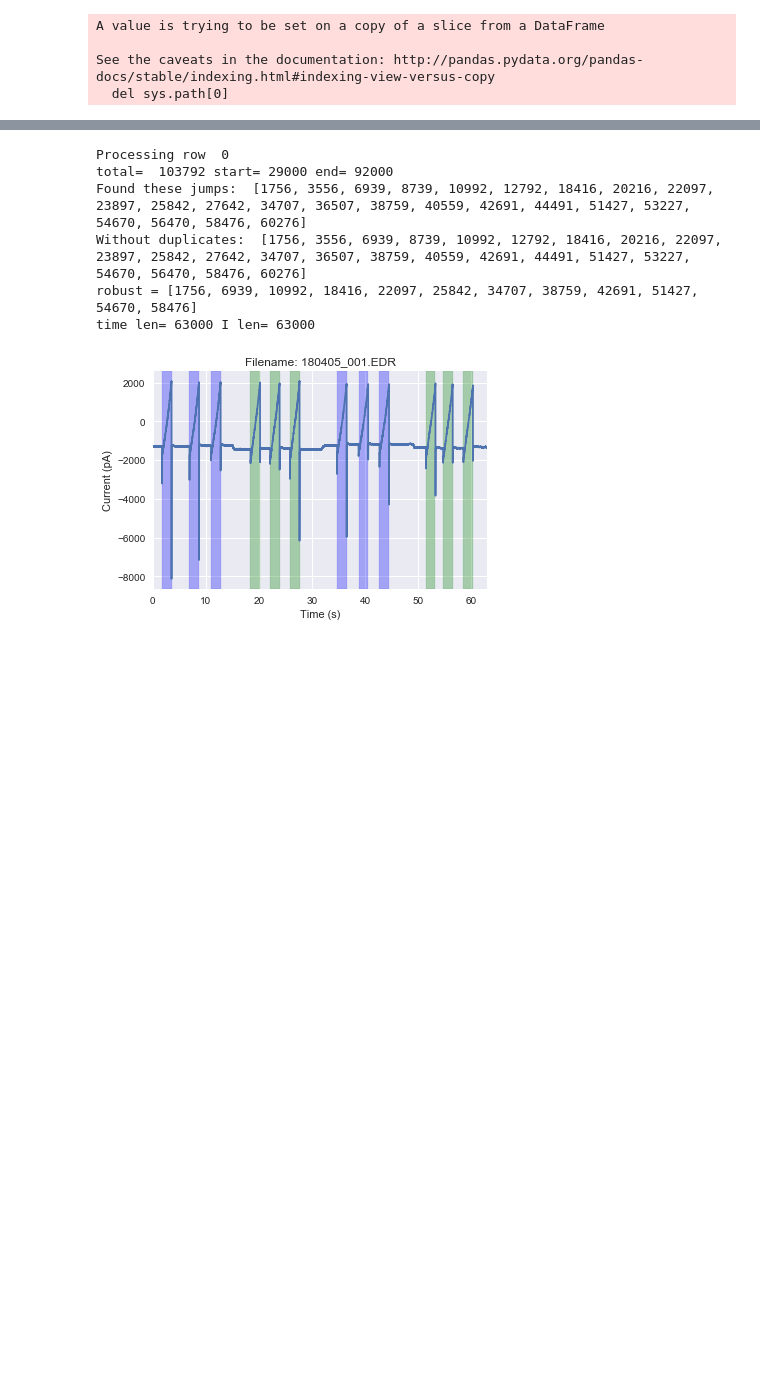
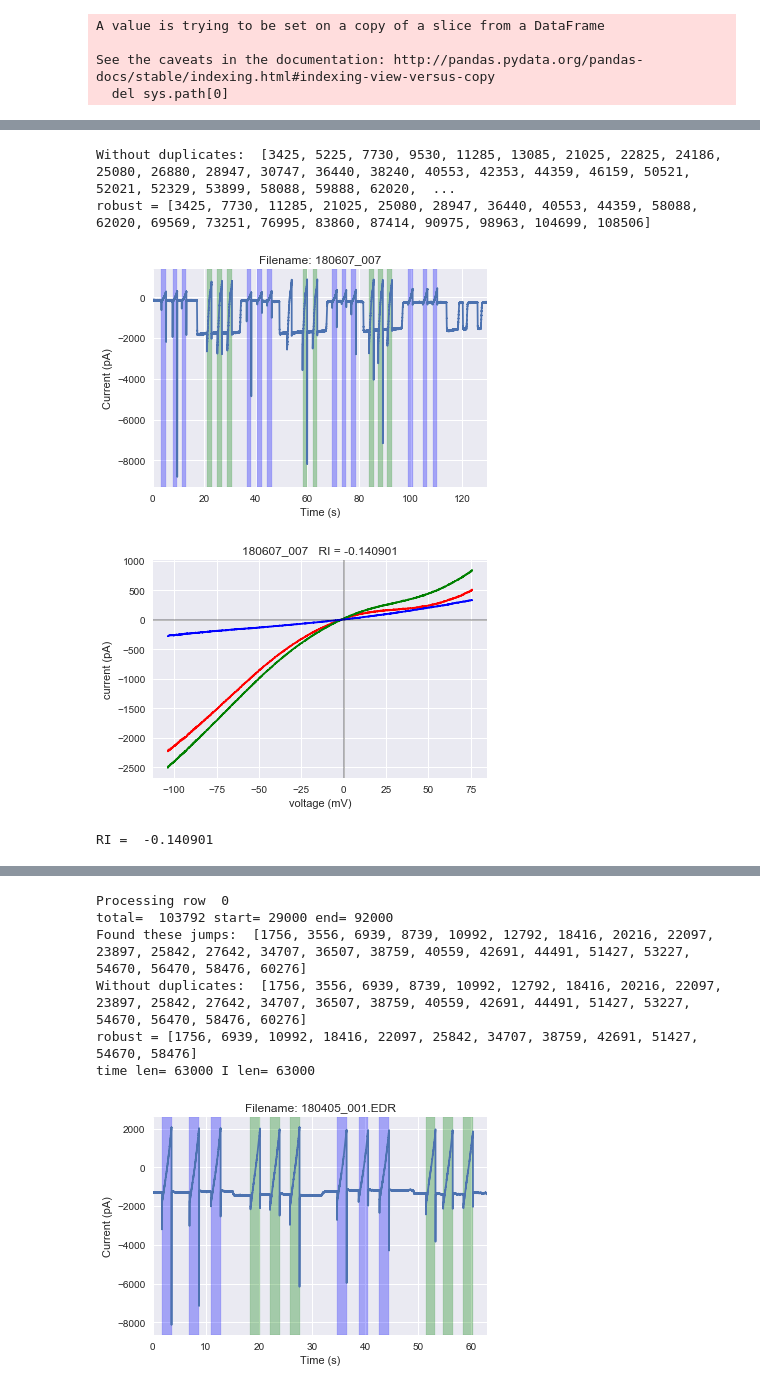
Before and after one commit to KullmannLab/AMPA_Synaptopathies, a Jupyter notebook: AMPAtraceProcessing_May9.ipynb, the cells around one changed output, grey strips where cells are left out. Cells and saved outputs as stored; diff of their text form; code cells hidden in the pictures; blank space fills up the shorter version.

Commit message:
Class Cell replaced by function. Made single cell processing track. Added function to output c-ramp and d_ramp data as csv for further processing

```diff
--- a/AMPAtraceProcessing_May9.ipynb
+++ b/AMPAtraceProcessing_May9.ipynb
@@ -16,7 +16,7 @@ mpl.rcParams['pdf.fonttype'] = 42
 
 ramps_df = pd.read_excel('C://Users//cdixon//Documents//DataSynaptopathies//20180410_AMPA_RampDetails.xlsx')
 ramps_df.dropna(how='all', inplace=True)
-summary_df = pd.read_excel('C://Users//cdixon//Documents//DataSynaptopathies//2017Electrophysiology/825RigBackup/GluR2_KA_summary100418.xlsx',
+summary_df = pd.read_excel('C://Users//cdixon//Documents//DataSynaptopathies//2017Electrophysiology/825RigBackup/GluR2_KA_summary060518.xlsx',
                               sheetname='Gria1')
 summary_df['Record'] = summary_df['Record'].astype(str)
 summary_df['Date'] = summary_df['Date'].astype(str)
@@ -28,8 +28,10 @@ def make_filenames(summary=summary_df, ramps_df=ramps_df):
 
 make_filenames()
 ramps_df = pd.merge(ramps_df, summary_df[['Mutant', 'File']], how='inner', on='File')
-ramps_df.sort_values('Mutant', inplace=True) # Do this for graphing
+# ramps_df.sort_values('Mutant', inplace=True) # Do this for graphing
 ramps_df.reset_index(drop=True, inplace=True)
+
+# Note: ramps threshold here refers to classifying a ramp as control or drug, not identifying ramps
 # %% [output]
 A value is trying to be set on a copy of a slice from a DataFrame
 
@@ -73,0 +95,41 @@ class Cell:
+# %%
+# Task list:
+
+
+
+
+def process_cell(I, time, drug_threshold, filename):
+    '''Suitable for individual or batch processing of ramp files'''
+    jumps = find_jumps(data=I) #allow default jump threshold to be 50. Not the same as drug threshold
+    ramp_starts = ramp_start_robust(jumps)
+    print('robust =', ramp_starts)
+
+    c_ramp_starts, d_ramp_starts = control_or_drug(I, drug_threshold, ramp_starts)
+    # print ('time len=', len(time), 'I len=', len(I))
+    plot_trace(time, I, filename, c_ramp_starts, d_ramp_starts)
+    subtracted = subtracted_ramp(I, ramp_starts, drug_threshold)
+    RI = rectification(subtracted)
+
+    # this needs to be fed data from frame when used for batch
+    graph_final_ramps(I, filename, '', subtracted, c_ramp_starts, d_ramp_starts, RI)#Is this really graphing new data???
+    save_ramp_data(filename, I, time, subtracted, c_ramp_starts, d_ramp_starts)
+    # df['RI'][row] = RI
+    # Need to add return values?
+    # Save c_ramp_starts, d_ramp_starts
+
+    print('RI = ', RI)
+    return subtracted, c_ramp_starts, d_ramp_starts
+
+
+filepath = '180607_007.EDR'  # currently in this folder, full path not needed
+filename = '180607_007'
+drug_threshold = ramps_df['ramp threshold'][ramps_df['File'] == filename].values[0]
+
+I, time = read_currentTime_single_file(filepath)
+subtracted, c_ramp_starts, d_ramp_starts = process_cell(I, time, drug_threshold, filename)
+# %% [output]
+Without duplicates:  [3425, 5225, 7730, 9530, 11285, 13085, 21025, 22825, 24186, 25080, 26880, 28947, 30747, 36440, 38240, 40553, 42353, 44359, 46159, 50521, 52021, 52329, 53899, 58088, 59888, 62020,  ...
+robust = [3425, 7730, 11285, 21025, 25080, 28947, 36440, 40553, 44359, 58088, 62020, 69569, 73251, 76995, 83860, 87414, 90975, 98963, 104699, 108506]
+[figure, added]
+[figure, added]
+RI =  -0.140901
```
Also changed, not shown: parts of 10 cells of this notebook.
